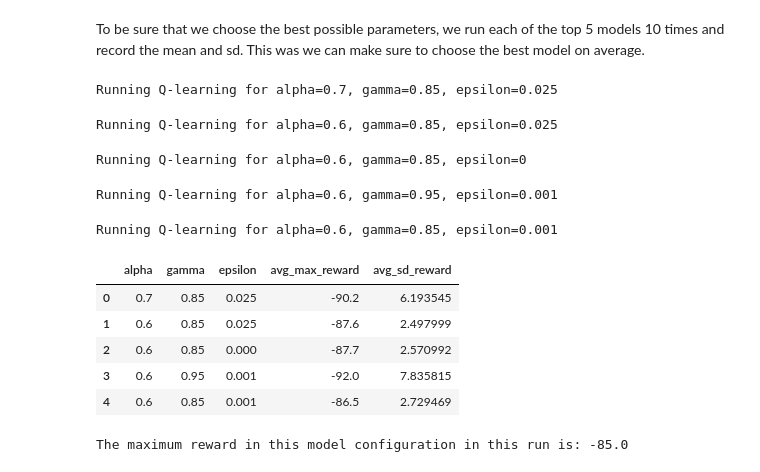
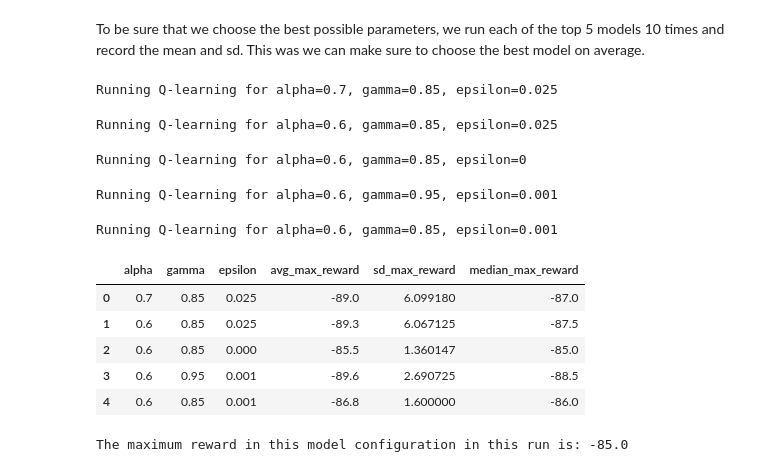
Before and after one commit to eduardotanqueiro/Project3-AAA, a Jupyter notebook: src/AAA2324_P3_62515_62928.ipynb, the cells around one changed output. Cells and saved outputs as stored; diff of their text form; code cells hidden in the pictures.

Commit message:
added median_max_reward to grid-search

```diff
--- a/src/AAA2324_P3_62515_62928.ipynb
+++ b/src/AAA2324_P3_62515_62928.ipynb
@@ -363,7 +309,7 @@ To be sure that we choose the best possible parameters, we run each of the top 5
 # Run top 5 models, 10 times each and record mean and sd of max reward
 
 # Initialize dataframe for results
-results_df = pd.DataFrame(columns=["alpha", "gamma", "epsilon", "avg_max_reward", "avg_sd_reward"])
+results_df = pd.DataFrame(columns=["alpha", "gamma", "epsilon", "avg_max_reward", "sd_max_reward", "median_max_reward"])
 
 # Model params
 model1 = [0.7, 0.85, 0.025]
@@ -377,40 +323,41 @@ models = [model1, model2, model3, model4, model5]
 # Loop through models
 for m in models:
     alpha = m[0]
     gamma = m[1]
     epsilon = m[2]
 
     print(f"Running Q-learning for alpha={alpha}, gamma={gamma}, epsilon={epsilon}")
 
     # Run model 10 times
     max_rewards = []
 
     for i in tqdm(range(10), desc='Runs'):
         q_table, total_rewards, steps = run_q_learning(env, alpha, gamma, epsilon, num_episodes, num_steps, position_batches, velocity_batches)
         max_rewards.append(max(total_rewards))
 
     # Append results
     results_df = pd.concat([results_df, pd.DataFrame({
         "alpha": [alpha],
         "gamma": [gamma],
         "epsilon": [epsilon],
         "avg_max_reward": [np.mean(max_rewards)],
-        "avg_sd_reward": [np.std(max_rewards)]
+        "sd_max_reward": [np.std(max_rewards)],
+        "median_max_reward": [np.median(max_rewards)]
     })], ignore_index=True)
 
 display(results_df)
 # %% [output]
 Running Q-learning for alpha=0.7, gamma=0.85, epsilon=0.025
 Running Q-learning for alpha=0.6, gamma=0.85, epsilon=0.025
 Running Q-learning for alpha=0.6, gamma=0.85, epsilon=0
 Running Q-learning for alpha=0.6, gamma=0.95, epsilon=0.001
 Running Q-learning for alpha=0.6, gamma=0.85, epsilon=0.001
-|  | alpha | gamma | epsilon | avg_max_reward | avg_sd_reward |
-| 0 | 0.7 | 0.85 | 0.025 | -90.2 | 6.193545 |
-| 1 | 0.6 | 0.85 | 0.025 | -87.6 | 2.497999 |
-| 2 | 0.6 | 0.85 | 0.000 | -87.7 | 2.570992 |
-| 3 | 0.6 | 0.95 | 0.001 | -92.0 | 7.835815 |
-| 4 | 0.6 | 0.85 | 0.001 | -86.5 | 2.729469 |
+|  | alpha | gamma | epsilon | avg_max_reward | sd_max_reward | median_max_reward |
+| 0 | 0.7 | 0.85 | 0.025 | -89.0 | 6.099180 | -87.0 |
+| 1 | 0.6 | 0.85 | 0.025 | -89.3 | 6.067125 | -87.5 |
+| 2 | 0.6 | 0.85 | 0.000 | -85.5 | 1.360147 | -85.0 |
+| 3 | 0.6 | 0.95 | 0.001 | -89.6 | 2.690725 | -88.5 |
+| 4 | 0.6 | 0.85 | 0.001 | -86.8 | 1.600000 | -86.0 |
 # %%
 num_episodes = 12001
 num_steps = 1000
```
Also changed, not shown: parts of 7 cells of this notebook.
